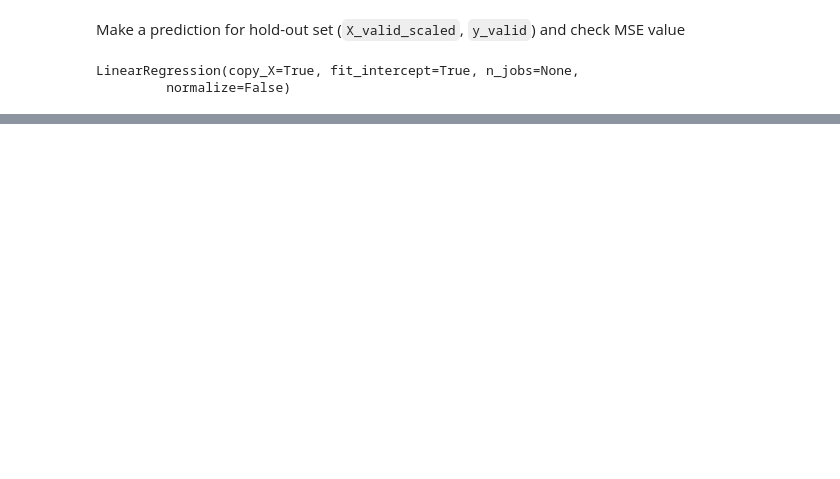
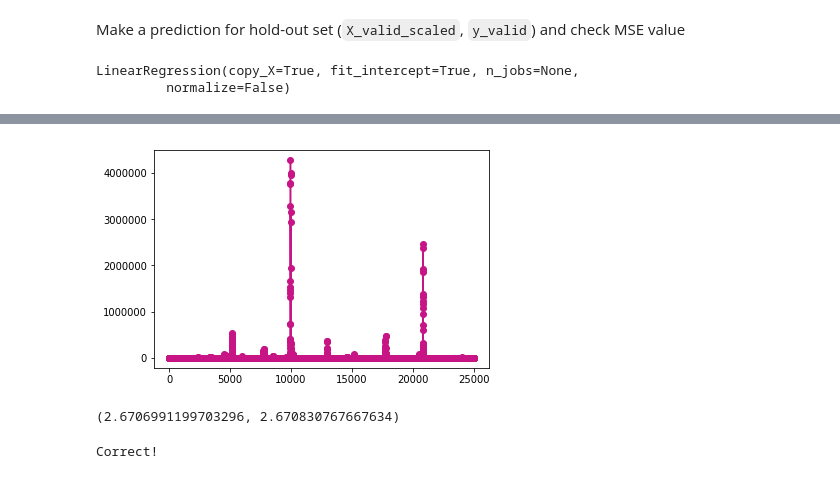
Before and after one commit to AndrewTrefilov/my-journey-to-ml-starts-here, a Jupyter notebook: demo#8.ipynb, the cells around one changed output, grey strips where cells are left out. Drawn from its saved outputs; the diff is of its cells as text; code cells hidden in the pictures; blank space fills up the shorter version.

```diff
--- a/demo#8.ipynb
+++ b/demo#8.ipynb
@@ -126,0 +123,31 @@ Something's not good.
+# %%
+class SGDRegressor1(BaseEstimator):
+
+    def __init__(self, eta=1e-3, n_epochs=3):
+        self.eta = eta
+        self.n_epochs = n_epochs
+
+        self.mse_ = []
+        self.weight_ = []
+
+    def fit(self, X, y):
+        X = np.c_[np.ones(len(X)), X]
+        w = np.zeros((X.shape[1]))
+        y = y.reshape(-1)
+        for i in range(self.n_epochs):
+            np.random.seed(17+i)
+            w += self.eta *\
+                    ((y - X.dot(w))[np.random.choice(len(X), 1, replace=False)[0]]) *\
+                                    X[np.random.choice(len(X), 1, replace=False)[0]]
+            self.weight_.append(np.copy(w))
+            self.mse_.append(np.sum((y - X.dot(w))**2)/len(X))
+        self.w_ = self.weight_[np.argmin(self.mse_)]
+        return self
+
+    def predict(self, X):
+        X = np.c_[np.ones(len(X)), X]
+        return X.dot(self.w_)
+# %%
+%%time
+sgd1 = SGDRegressor1(eta=0.2911, n_epochs=25000)
+sgd1.fit(X_train_scaled, y_train)
@@ -126,0 +156,5 @@ Something's not good.
+# %%
+plt.plot(range(len(sgd1.mse_)), sgd1.mse_, marker='o', color='mediumvioletred')
+plt.show()
+# %% [output]
+[figure, added]
@@ -126,0 +163,14 @@ Something's not good.
+# %%
+sgd_holdout_mse1, linreg_holdout_mse
+# %% [output]
+(2.6706991199703296, 2.670830767667634)
+# %%
+try:
+    assert (sgd_holdout_mse1 - linreg_holdout_mse) < 1e-4
+    print('Correct!')
+except AssertionError:
+    print("Something's not good.\n Linreg's holdout MSE: {}"
+          "\n SGD's holdout MSE: {}".format(linreg_holdout_mse,
+                                            sgd_holdout_mse1))
+# %% [output]
+Correct!
```
Also changed, not shown: parts of 9 cells of this notebook.
